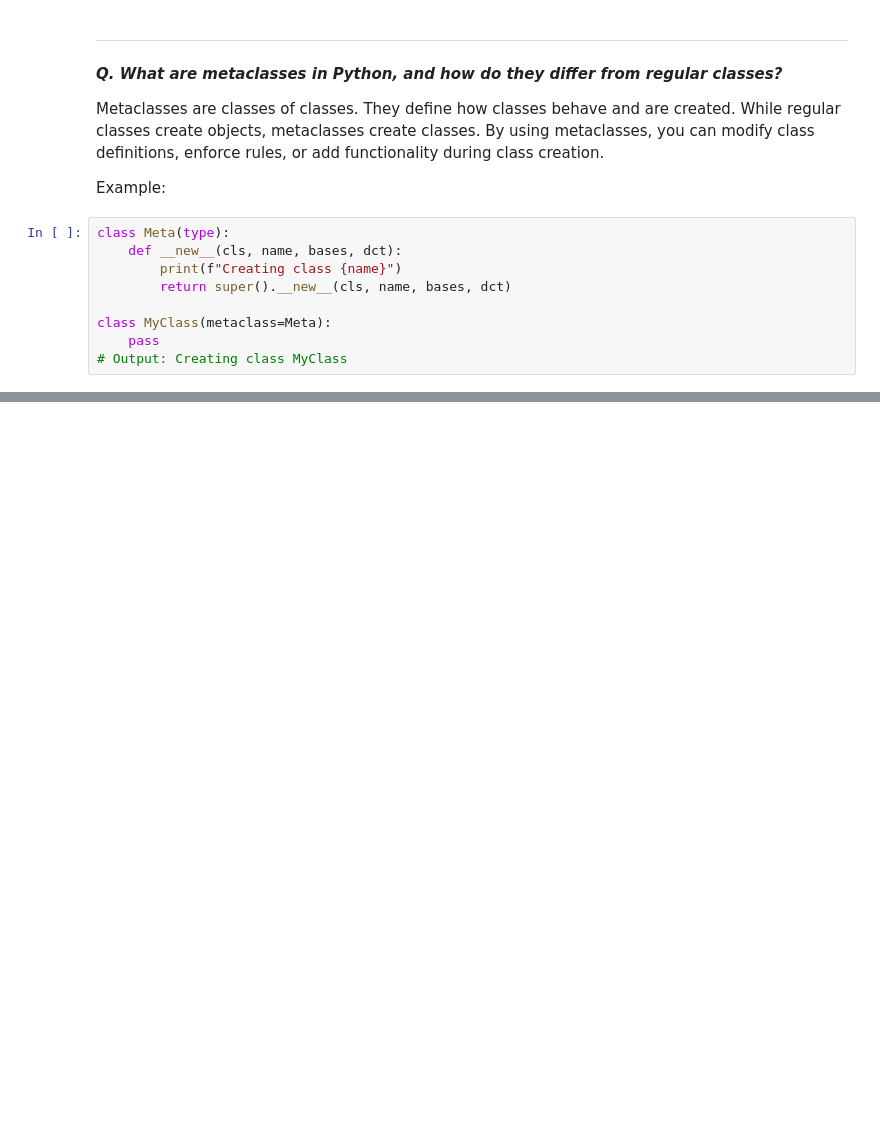
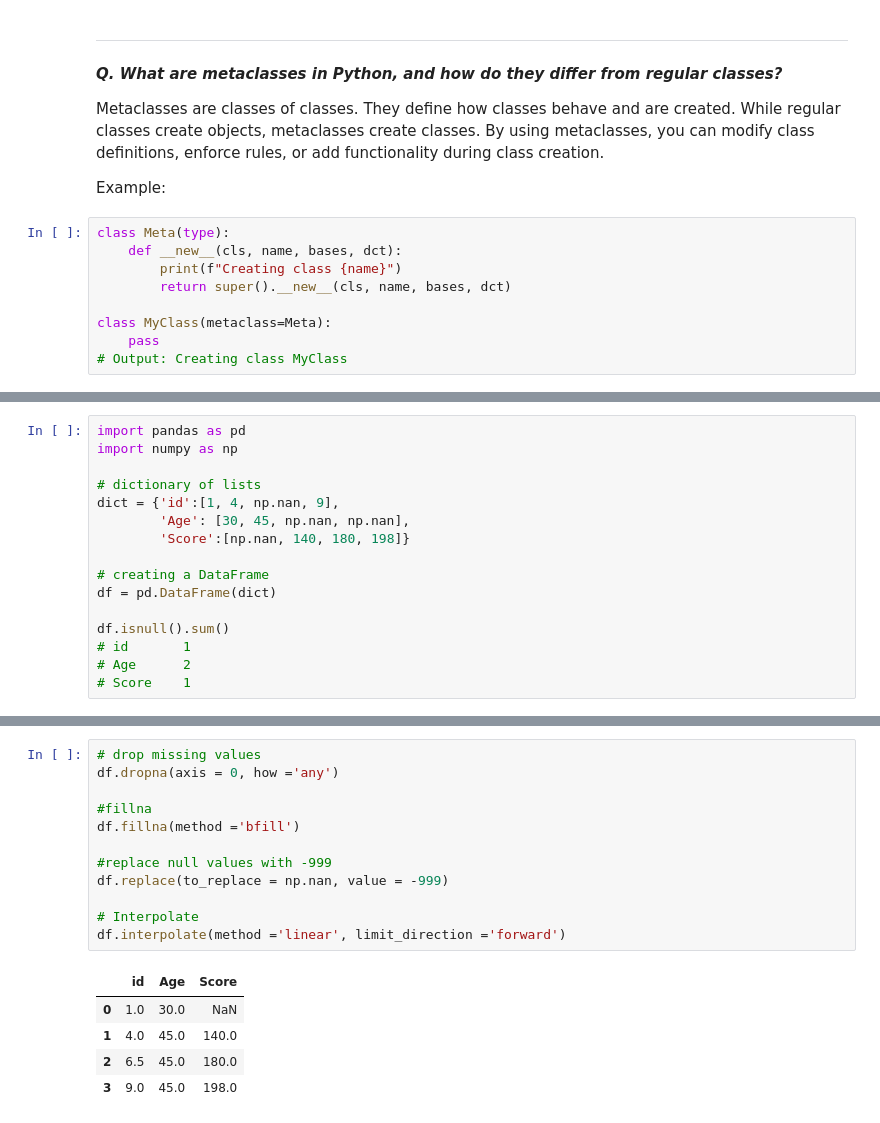
Before and after one commit to abhinav25/python_projects, a Jupyter notebook: python_interview_questions.ipynb, the cells around one changed output, grey strips where cells are left out. Saved outputs shown, nothing was run; the diff lists cells and outputs as text; blank space fills up the shorter version.

```diff
--- a/python_interview_questions.ipynb
+++ b/python_interview_questions.ipynb
@@ -420,0 +457,16 @@ Numpy arrays are convenient to use as they offer simple array multiple, addition
+# %%
+import pandas as pd
+import numpy as np
+
+# dictionary of lists
+dict = {'id':[1, 4, np.nan, 9],
+        'Age': [30, 45, np.nan, np.nan],
+        'Score':[np.nan, 140, 180, 198]}
+
+# creating a DataFrame
+df = pd.DataFrame(dict)
+
+df.isnull().sum()
+# id       1
+# Age      2
+# Score    1
@@ -420,0 +492,18 @@ Numpy arrays are convenient to use as they offer simple array multiple, addition
+# %%
+# drop missing values
+df.dropna(axis = 0, how ='any')
+
+#fillna
+df.fillna(method ='bfill')
+
+#replace null values with -999
+df.replace(to_replace = np.nan, value = -999)
+
+# Interpolate
+df.interpolate(method ='linear', limit_direction ='forward')
+# %% [output]
+|  | id | Age | Score |
+| 0 | 1.0 | 30.0 | NaN |
+| 1 | 4.0 | 45.0 | 140.0 |
+| 2 | 6.5 | 45.0 | 180.0 |
+| 3 | 9.0 | 45.0 | 198.0 |
```
Also changed, not shown: parts of 47 cells of this notebook.
